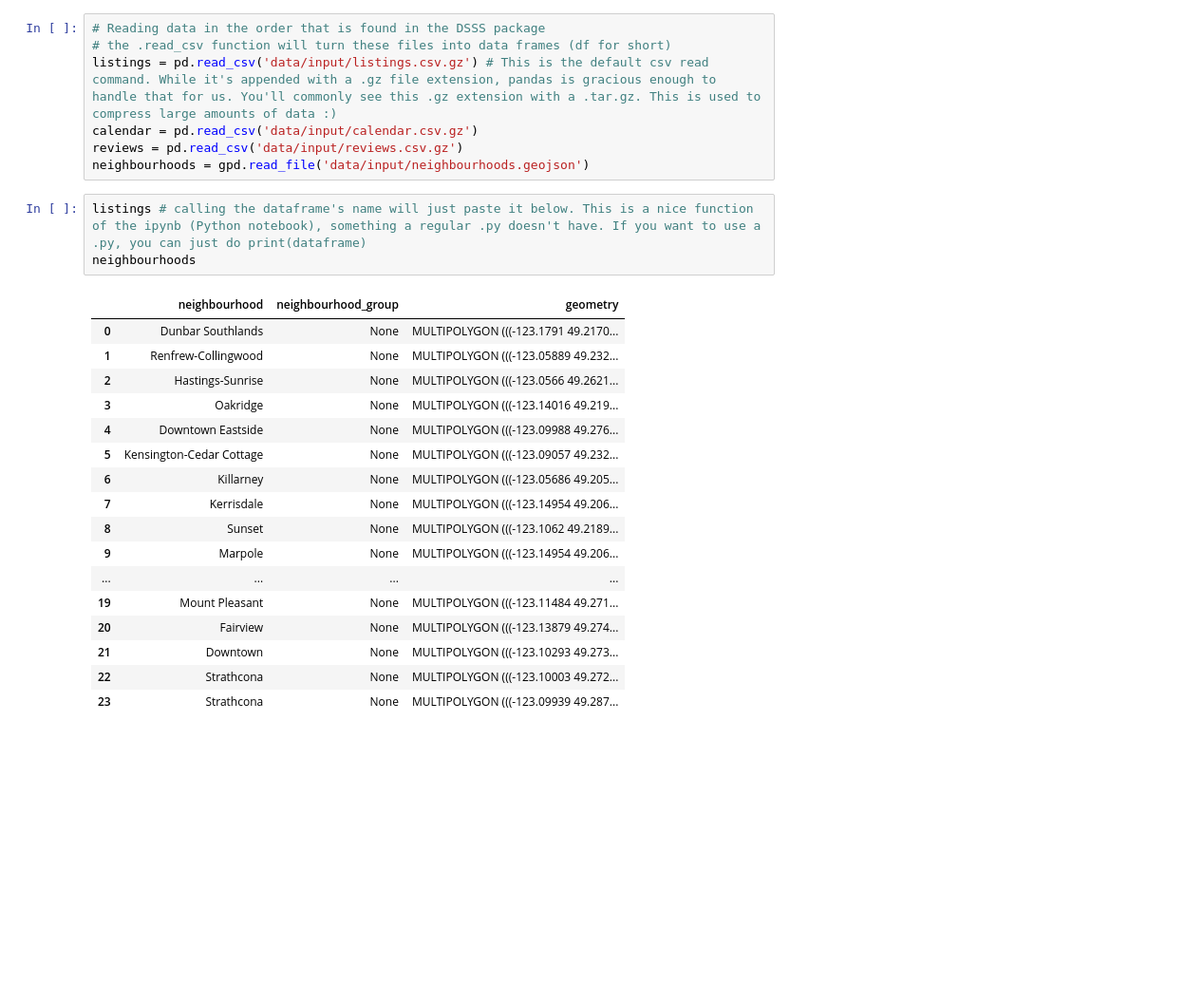
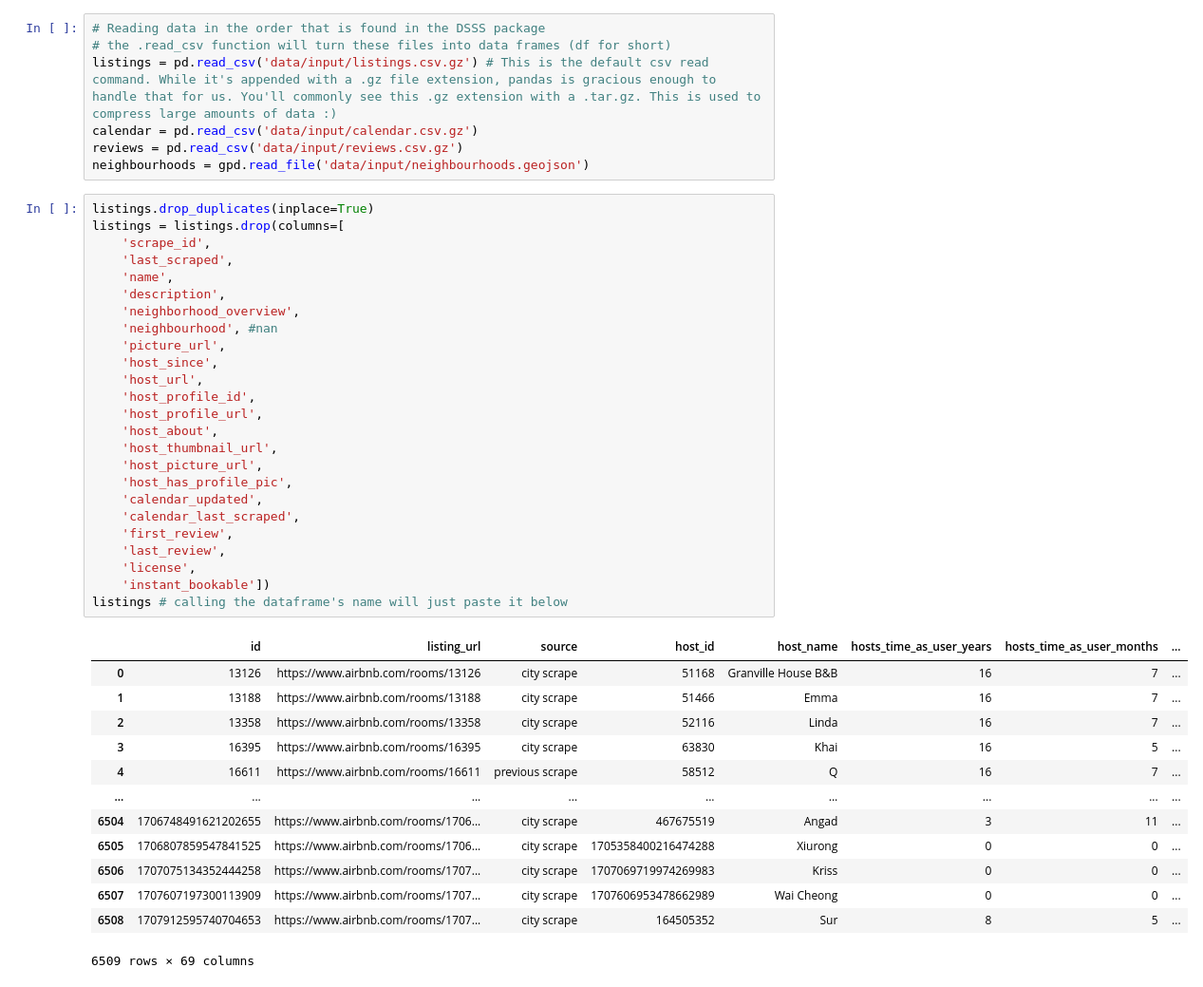
Before and after one commit to eMongoose/DSSS-DataJam-2026, a Jupyter notebook: main.ipynb, the cells around one changed output. Shown at 95% size. Saved outputs shown, nothing was run; the diff lists cells and outputs as text; blank space fills up the shorter version.

```diff
--- a/main.ipynb
+++ b/main.ipynb
@@ -35,23 +33,41 @@ calendar = pd.read_csv('data/input/calendar.csv.gz')
 reviews = pd.read_csv('data/input/reviews.csv.gz')
 neighbourhoods = gpd.read_file('data/input/neighbourhoods.geojson')
 # %%
-listings # calling the dataframe's name will just paste it below. This is a nice function of the ipynb (Python notebook), something a regular .py doesn't have. If you want to use a .py, you can just do print(dataframe)
-neighbourhoods
+listings.drop_duplicates(inplace=True)
+listings = listings.drop(columns=[
+    'scrape_id',
+    'last_scraped',
+    'name',
+    'description',
+    'neighborhood_overview',
+    'neighbourhood', #nan
+    'picture_url',
+    'host_since',
+    'host_url',
+    'host_profile_id',
+    'host_profile_url',
+    'host_about',
+    'host_thumbnail_url',
+    'host_picture_url',
+    'host_has_profile_pic',
+    'calendar_updated',
+    'calendar_last_scraped',
+    'first_review',
+    'last_review',
+    'license',
+    'instant_bookable'])
+listings # calling the dataframe's name will just paste it below
 # %% [output]
-|  | neighbourhood | neighbourhood_group | geometry |
-| 0 | Dunbar Southlands | None | MULTIPOLYGON (((-123.1791 49.2170... |
-| 1 | Renfrew-Collingwood | None | MULTIPOLYGON (((-123.05889 49.232... |
-| 2 | Hastings-Sunrise | None | MULTIPOLYGON (((-123.0566 49.2621... |
-| 3 | Oakridge | None | MULTIPOLYGON (((-123.14016 49.219... |
-| 4 | Downtown Eastside | None | MULTIPOLYGON (((-123.09988 49.276... |
-| 5 | Kensington-Cedar Cottage | None | MULTIPOLYGON (((-123.09057 49.232... |
-| 6 | Killarney | None | MULTIPOLYGON (((-123.05686 49.205... |
-| 7 | Kerrisdale | None | MULTIPOLYGON (((-123.14954 49.206... |
-| 8 | Sunset | None | MULTIPOLYGON (((-123.1062 49.2189... |
-| 9 | Marpole | None | MULTIPOLYGON (((-123.14954 49.206... |
-| ... | ... | ... | ... |
-| 19 | Mount Pleasant | None | MULTIPOLYGON (((-123.11484 49.271... |
-| 20 | Fairview | None | MULTIPOLYGON (((-123.13879 49.274... |
-| 21 | Downtown | None | MULTIPOLYGON (((-123.10293 49.273... |
-| 22 | Strathcona | None | MULTIPOLYGON (((-123.10003 49.272... |
-| 23 | Strathcona | None | MULTIPOLYGON (((-123.09939 49.287... |
+|  | id | listing_url | source | host_id | host_name | hosts_time_as_user_years | hosts_time_as_user_months | ... |
+| 0 | 13126 | https://www.airbnb.com/rooms/13126 | city scrape | 51168 | Granville House B&B | 16 | 7 | ... |
+| 1 | 13188 | https://www.airbnb.com/rooms/13188 | city scrape | 51466 | Emma | 16 | 7 | ... |
+| 2 | 13358 | https://www.airbnb.com/rooms/13358 | city scrape | 52116 | Linda | 16 | 7 | ... |
+| 3 | 16395 | https://www.airbnb.com/rooms/16395 | city scrape | 63830 | Khai | 16 | 5 | ... |
+| 4 | 16611 | https://www.airbnb.com/rooms/16611 | previous scrape | 58512 | Q | 16 | 7 | ... |
+| ... | ... | ... | ... | ... | ... | ... | ... | ... |
+| 6504 | 1706748491621202655 | https://www.airbnb.com/rooms/1706... | city scrape | 467675519 | Angad | 3 | 11 | ... |
+| 6505 | 1706807859547841525 | https://www.airbnb.com/rooms/1706... | city scrape | 1705358400216474288 | Xiurong | 0 | 0 | ... |
+| 6506 | 1707075134352444258 | https://www.airbnb.com/rooms/1707... | city scrape | 1707069719974269983 | Kriss | 0 | 0 | ... |
+| 6507 | 1707607197300113909 | https://www.airbnb.com/rooms/1707... | city scrape | 1707606953478662989 | Wai Cheong | 0 | 0 | ... |
+| 6508 | 1707912595740704653 | https://www.airbnb.com/rooms/1707... | city scrape | 164505352 | Sur | 8 | 5 | ... |
+6509 rows × 69 columns
```
Also changed, not shown: parts of 7 cells of this notebook.
